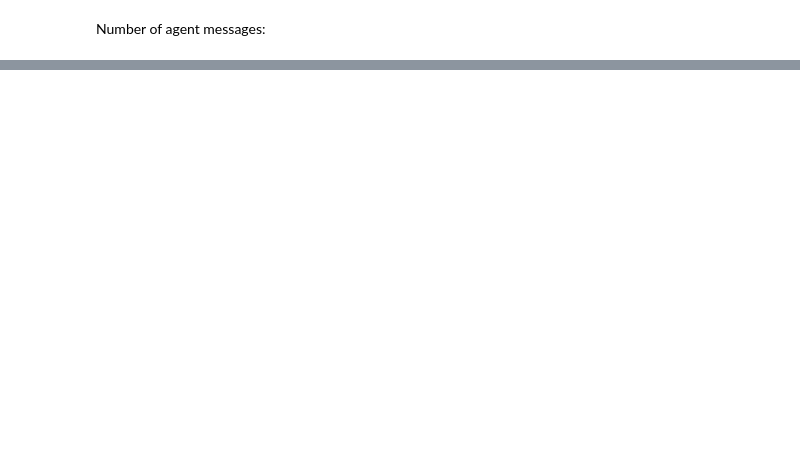
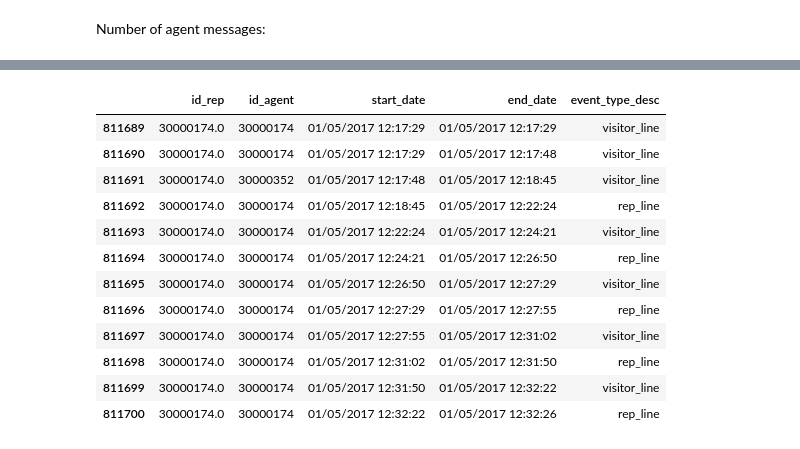
Before and after one commit to TamirS94/Service-system-research, a Jupyter notebook: nadav_new.ipynb, the cells around one changed output, grey strips where cells are left out. Saved outputs shown, nothing was run; the diff lists cells and outputs as text; code cells hidden in the pictures; blank space fills up the shorter version.

```diff
--- a/nadav_new.ipynb
+++ b/nadav_new.ipynb
@@ -6,6 +6,13 @@ import numpy as np
 import time
 pd.set_option('display.max_columns', None)
 pd.set_option('display.max_rows', 500)
+# %%
+df = pd.read_csv(r"C:\Users\nadid\OneDrive - Technion\Desktop\Nadav\Studies\Technion\service_systems\project\final_files\merged_session_events.csv")
+# %%
+df.columns = df.columns.str.replace(' ', '', regex=False)
+
+
+df_sessions[df_sessions["id_session"] == 100053394][["id_session", "id_rep", "subsession", "chat_start_date", "chat_end_date"]]
 # %%
 df_messages = pd.read_csv(r"C:\Users\nadid\Downloads\raw_session_events_before_events_8_9_19_07.csv")
 
@@ -67,0 +64,16 @@ df_messages_upd["id_session"].nunique()
+# %%
+df[df["id_session"] == 100040542][[ "id_rep", "id_agent" , "start_date", "end_date", "event_type_desc"]]
+# %% [output]
+|  | id_rep | id_agent | start_date | end_date | event_type_desc |
+| 811689 | 30000174.0 | 30000174 | 01/05/2017 12:17:29 | 01/05/2017 12:17:29 | visitor_line |
+| 811690 | 30000174.0 | 30000174 | 01/05/2017 12:17:29 | 01/05/2017 12:17:48 | visitor_line |
+| 811691 | 30000174.0 | 30000352 | 01/05/2017 12:17:48 | 01/05/2017 12:18:45 | visitor_line |
+| 811692 | 30000174.0 | 30000174 | 01/05/2017 12:18:45 | 01/05/2017 12:22:24 | rep_line |
+| 811693 | 30000174.0 | 30000174 | 01/05/2017 12:22:24 | 01/05/2017 12:24:21 | visitor_line |
+| 811694 | 30000174.0 | 30000174 | 01/05/2017 12:24:21 | 01/05/2017 12:26:50 | rep_line |
+| 811695 | 30000174.0 | 30000174 | 01/05/2017 12:26:50 | 01/05/2017 12:27:29 | visitor_line |
+| 811696 | 30000174.0 | 30000174 | 01/05/2017 12:27:29 | 01/05/2017 12:27:55 | rep_line |
+| 811697 | 30000174.0 | 30000174 | 01/05/2017 12:27:55 | 01/05/2017 12:31:02 | visitor_line |
+| 811698 | 30000174.0 | 30000174 | 01/05/2017 12:31:02 | 01/05/2017 12:31:50 | rep_line |
+| 811699 | 30000174.0 | 30000174 | 01/05/2017 12:31:50 | 01/05/2017 12:32:22 | visitor_line |
+| 811700 | 30000174.0 | 30000174 | 01/05/2017 12:32:22 | 01/05/2017 12:32:26 | rep_line |
```
Also changed, not shown: parts of 55 cells of this notebook, 2 other files.
